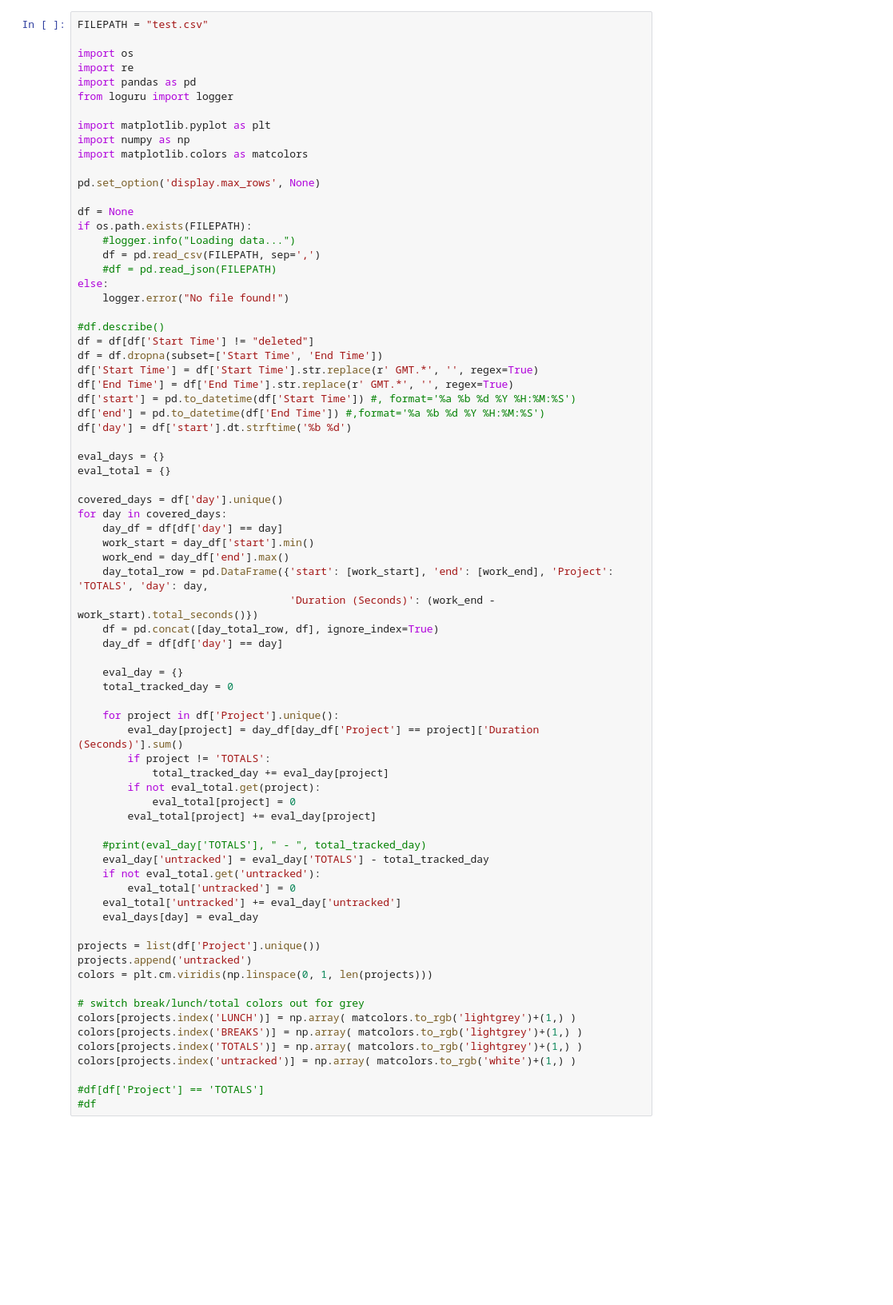
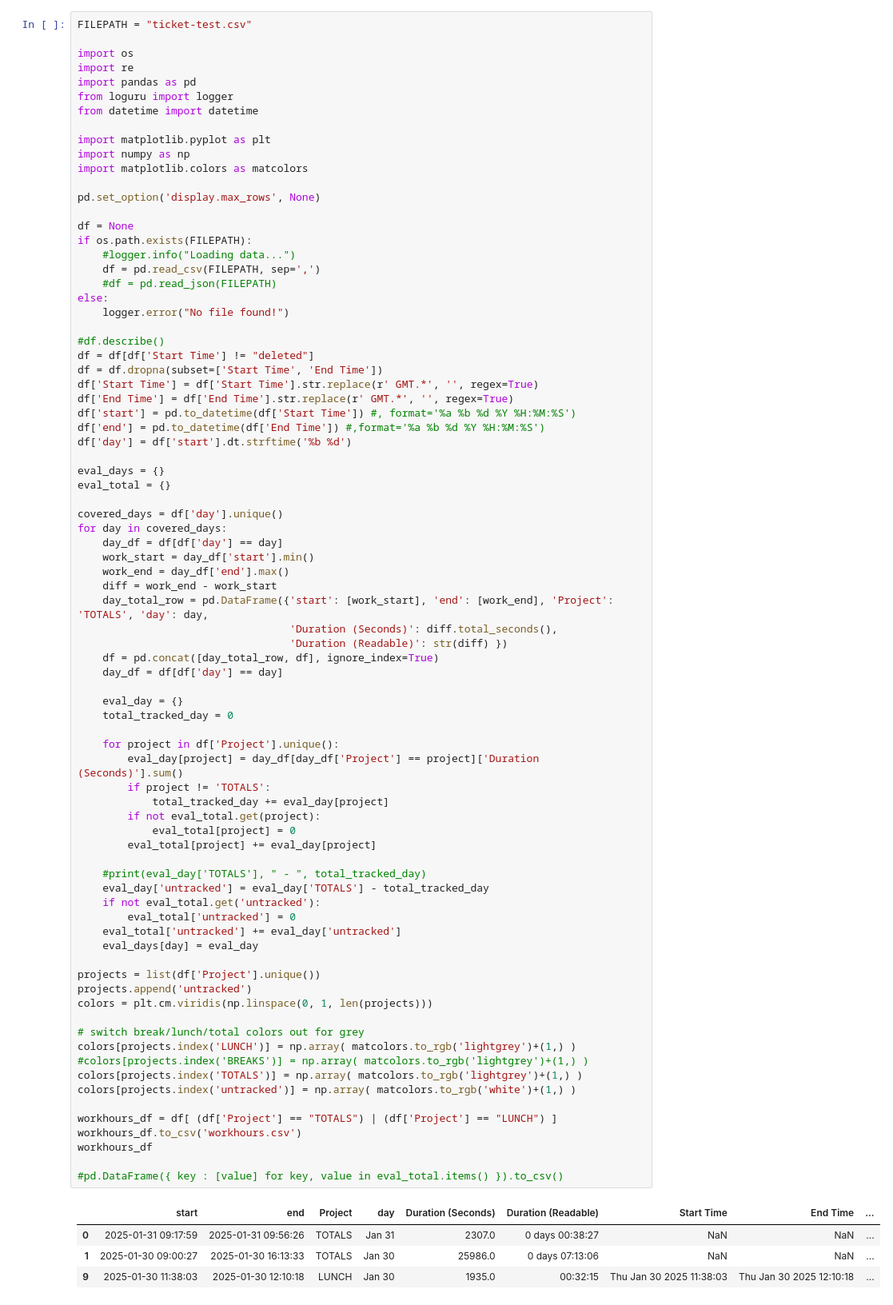
Before and after one commit to elastic-pangolin/time-tracker-notebook, a Jupyter notebook: Untitled.ipynb, the cells around one changed output. Shown at 80% size. Saved outputs shown, nothing was run; the diff lists cells and outputs as text; blank space fills up the shorter version.

```diff
--- a/Untitled.ipynb
+++ b/Untitled.ipynb
@@ -1,10 +1,11 @@
 # %%
-FILEPATH = "test.csv"
+FILEPATH = "ticket-test.csv"
 
 import os
 import re
 import pandas as pd
 from loguru import logger
+from datetime import datetime
 
 import matplotlib.pyplot as plt
 import numpy as np
@@ -37,41 +38,51 @@ for day in covered_days:
     day_df = df[df['day'] == day]
     work_start = day_df['start'].min()
     work_end = day_df['end'].max()
+    diff = work_end - work_start
     day_total_row = pd.DataFrame({'start': [work_start], 'end': [work_end], 'Project': 'TOTALS', 'day': day,
-                                  'Duration (Seconds)': (work_end - work_start).total_seconds()})
+                                  'Duration (Seconds)': diff.total_seconds(),
+                                  'Duration (Readable)': str(diff) })
     df = pd.concat([day_total_row, df], ignore_index=True)
     day_df = df[df['day'] == day]
 
     eval_day = {}
     total_tracked_day = 0
 
     for project in df['Project'].unique():
         eval_day[project] = day_df[day_df['Project'] == project]['Duration (Seconds)'].sum()
         if project != 'TOTALS':
             total_tracked_day += eval_day[project]
         if not eval_total.get(project):
             eval_total[project] = 0
         eval_total[project] += eval_day[project]
 
     #print(eval_day['TOTALS'], " - ", total_tracked_day)
     eval_day['untracked'] = eval_day['TOTALS'] - total_tracked_day
     if not eval_total.get('untracked'):
         eval_total['untracked'] = 0
     eval_total['untracked'] += eval_day['untracked']
     eval_days[day] = eval_day
 
 projects = list(df['Project'].unique())
 projects.append('untracked')
 colors = plt.cm.viridis(np.linspace(0, 1, len(projects)))
 
 # switch break/lunch/total colors out for grey
 colors[projects.index('LUNCH')] = np.array( matcolors.to_rgb('lightgrey')+(1,) )
-colors[projects.index('BREAKS')] = np.array( matcolors.to_rgb('lightgrey')+(1,) )
+#colors[projects.index('BREAKS')] = np.array( matcolors.to_rgb('lightgrey')+(1,) )
 colors[projects.index('TOTALS')] = np.array( matcolors.to_rgb('lightgrey')+(1,) )
 colors[projects.index('untracked')] = np.array( matcolors.to_rgb('white')+(1,) )
 
-#df[df['Project'] == 'TOTALS']
-#df
+workhours_df = df[ (df['Project'] == "TOTALS") | (df['Project'] == "LUNCH") ]
+workhours_df.to_csv('workhours.csv')
+workhours_df
+
+#pd.DataFrame({ key : [value] for key, value in eval_total.items() }).to_csv()
+# %% [output]
+|  | start | end | Project | day | Duration (Seconds) | Duration (Readable) | Start Time | End Time | ... |
+| 0 | 2025-01-31 09:17:59 | 2025-01-31 09:56:26 | TOTALS | Jan 31 | 2307.0 | 0 days 00:38:27 | NaN | NaN | ... |
+| 1 | 2025-01-30 09:00:27 | 2025-01-30 16:13:33 | TOTALS | Jan 30 | 25986.0 | 0 days 07:13:06 | NaN | NaN | ... |
+| 9 | 2025-01-30 11:38:03 | 2025-01-30 12:10:18 | LUNCH | Jan 30 | 1935.0 | 00:32:15 | Thu Jan 30 2025 11:38:03 | Thu Jan 30 2025 12:10:18 | ... |
 # %%
 for day in covered_days:
     # print a plot per day
```
Also changed, not shown: parts of 4 cells of this notebook, 1 other file.
